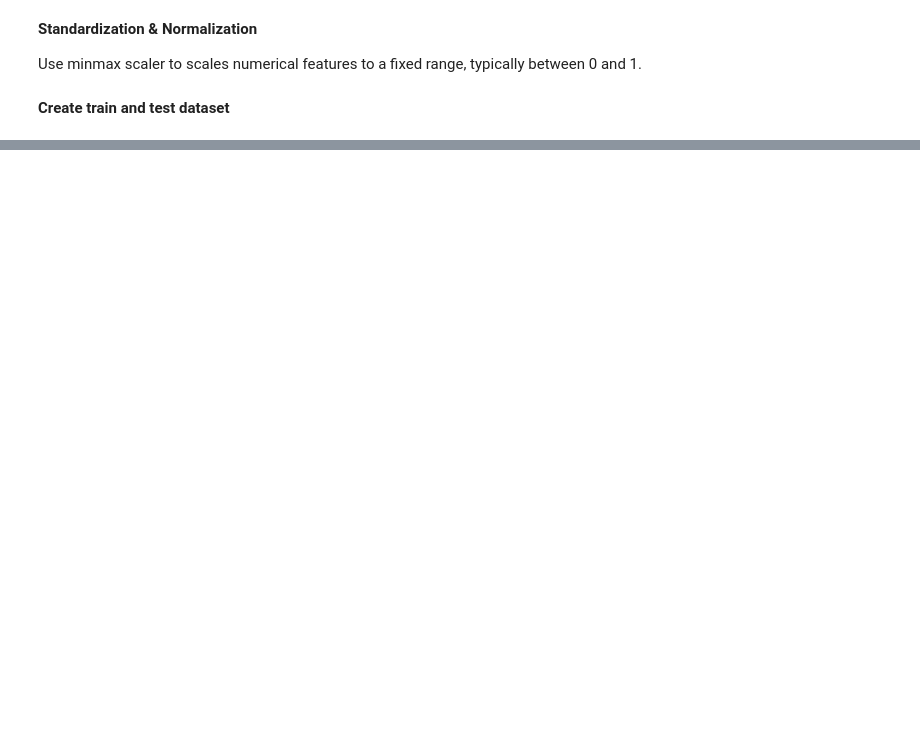
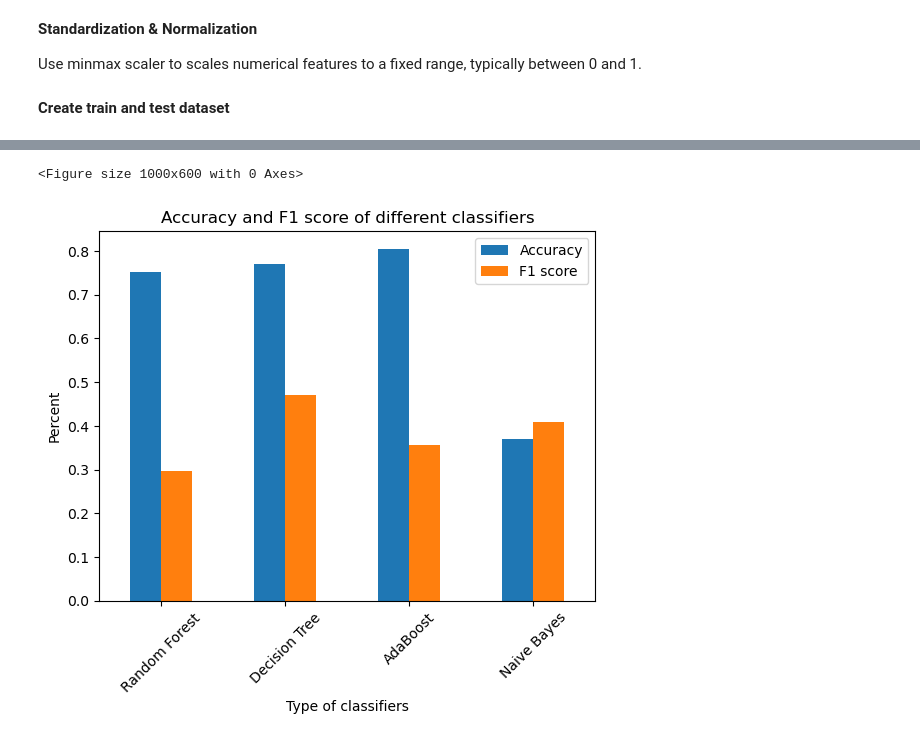
Before and after one commit to luongnguyentrong/starbuck-udacity-capstone, a Jupyter notebook: Starbucks_Capstone_notebook.ipynb, the cells around one changed output, grey strips where cells are left out. Saved outputs shown, nothing was run; the diff lists cells and outputs as text; code cells hidden in the pictures; blank space fills up the shorter version.

```diff
--- a/Starbucks_Capstone_notebook.ipynb
+++ b/Starbucks_Capstone_notebook.ipynb
@@ -523,0 +566,26 @@ Name: event, dtype: int32
+# %%
+classifiers = {
+    "Random Forest": RandomForestClassifier(),
+    "Decision Tree": DecisionTreeClassifier(),
+    "AdaBoost": AdaBoostClassifier(),
+    "Naive Bayes": GaussianNB(),
+}
+
+metrics = []
+# %%
+for key, val in classifiers.items():
+    print("Applying " + key)
+
+    clf = val.fit(X_train, y_train)
+
+    y_pred = clf.predict(X_test)
+
+    metric = {
+        "Classifier": key,
+        "Accuracy": accuracy_score(y_pred=y_pred, y_true=y_test),
+        "F1 score": f1_score(y_pred, y_test)
+    }
+
+    print(classification_report(y_pred, y_test))
+
+    metrics.append(metric)
@@ -523,0 +628,13 @@ Name: event, dtype: int32
+# %%
+metrics = pd.DataFrame(metrics)
+# %%
+plt.figure(figsize=(10, 6))
+metrics.plot(kind="bar", x="Classifier")
+plt.xlabel('Type of classifiers')
+plt.ylabel('Percent')
+plt.title('Accuracy and F1 score of different classifiers')
+plt.xticks(rotation=45)
+plt.show()
+# %% [output]
+<Figure size 1000x600 with 0 Axes>
+[figure, added]
```
Also changed, not shown: parts of 42 cells of this notebook.
